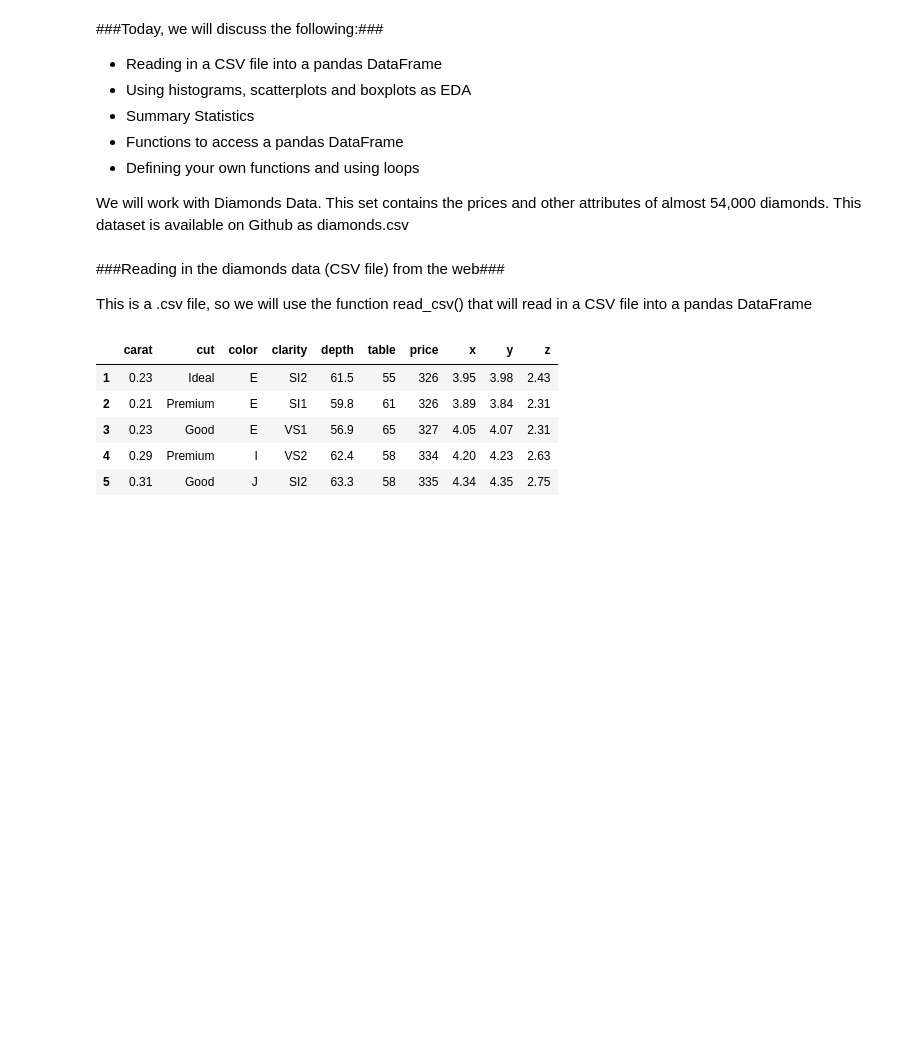
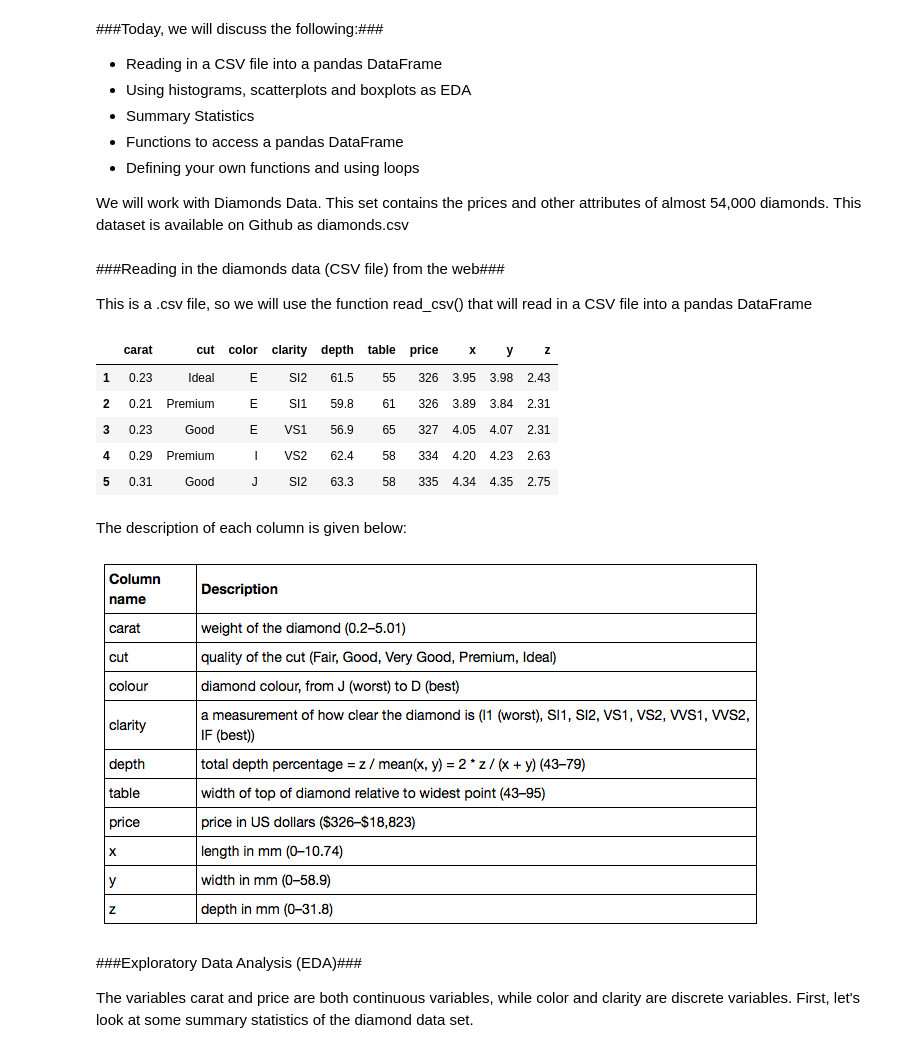
Before and after one commit to rohitx/Harvard_DataScience, a Jupyter notebook: Lab2.ipynb, the cells around one changed output. Cells and saved outputs as stored; diff of their text form; code cells hidden in the pictures; blank space fills up the shorter version.

```diff
--- a/Lab2.ipynb
+++ b/Lab2.ipynb
@@ -28,3 +34,14 @@ diamonds.head()
 | 3 | 0.23 | Good | E | VS1 | 56.9 | 65 | 327 | 4.05 | 4.07 | 2.31 |
 | 4 | 0.29 | Premium | I | VS2 | 62.4 | 58 | 334 | 4.20 | 4.23 | 2.63 |
 | 5 | 0.31 | Good | J | SI2 | 63.3 | 58 | 335 | 4.34 | 4.35 | 2.75 |
+# %% [markdown]
+The description of each column is given below:
+# %%
+from IPython.display import Image
+Image(filename = 'images/figure-11.png')
+# %% [output]
+[figure, added]
+# %% [markdown]
+###Exploratory Data Analysis (EDA)###
+
+The variables carat and price are both continuous variables, while color and clarity are discrete variables. First, let's look at some summary statistics of the diamond data set.
```
Also changed, not shown: parts of 19 cells of this notebook, 1 other file.
